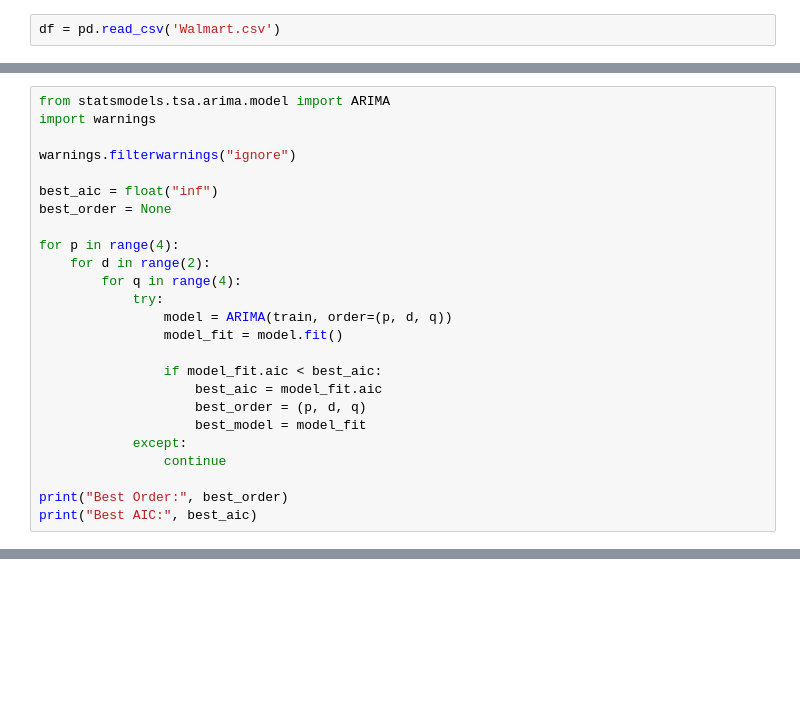
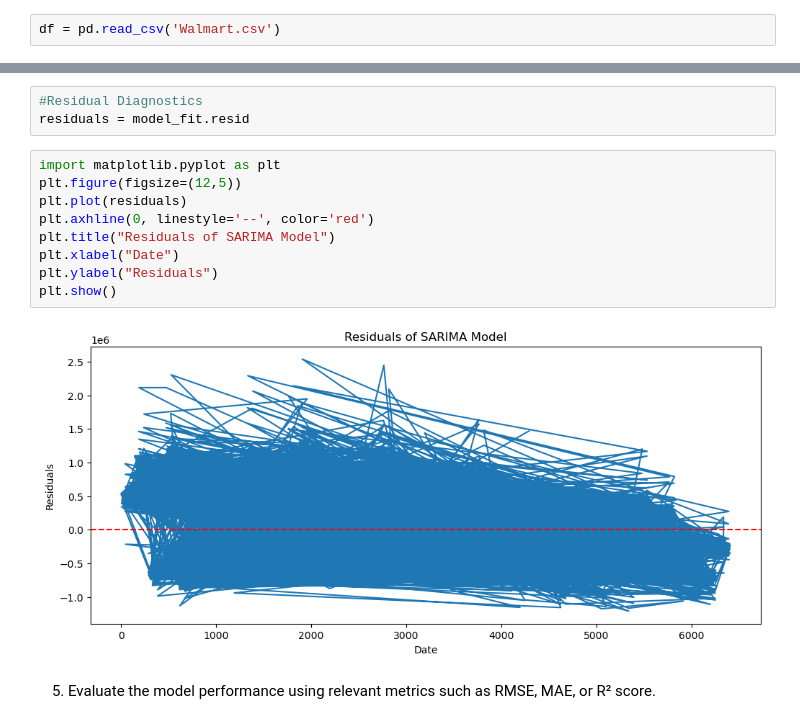
Before and after one commit to R-WEB-netizen/tutedude.6, a Jupyter notebook: forecasting.ipynb, the cells around one changed output, grey strips where cells are left out. Cells and saved outputs as stored; diff of their text form; blank space fills up the shorter version.

```diff
--- a/forecasting.ipynb
+++ b/forecasting.ipynb
@@ -276,25 +8,0 @@ print("p-value:", result[1])
-# %%
-from statsmodels.tsa.arima.model import ARIMA
-import warnings
-
-warnings.filterwarnings("ignore")
-
-best_aic = float("inf")
-best_order = None
-
-for p in range(4):
-    for d in range(2):
-        for q in range(4):
-            try:
-                model = ARIMA(train, order=(p, d, q))
-                model_fit = model.fit()
-
-                if model_fit.aic < best_aic:
-                    best_aic = model_fit.aic
-                    best_order = (p, d, q)
-                    best_model = model_fit
-            except:
-                continue
-
-print("Best Order:", best_order)
-print("Best AIC:", best_aic)
@@ -504,0 +303,16 @@ The data was divided into training and testing sets, and forecasting models such
+# %%
+#Residual Diagnostics
+residuals = model_fit.resid
+# %%
+import matplotlib.pyplot as plt
+plt.figure(figsize=(12,5))
+plt.plot(residuals)
+plt.axhline(0, linestyle='--', color='red')
+plt.title("Residuals of SARIMA Model")
+plt.xlabel("Date")
+plt.ylabel("Residuals")
+plt.show()
+# %% [output]
+[figure, added]
+# %% [markdown]
+5. Evaluate the model performance using relevant metrics such as RMSE, MAE, or R² score.
```
Also changed, not shown: parts of 117 cells of this notebook.
